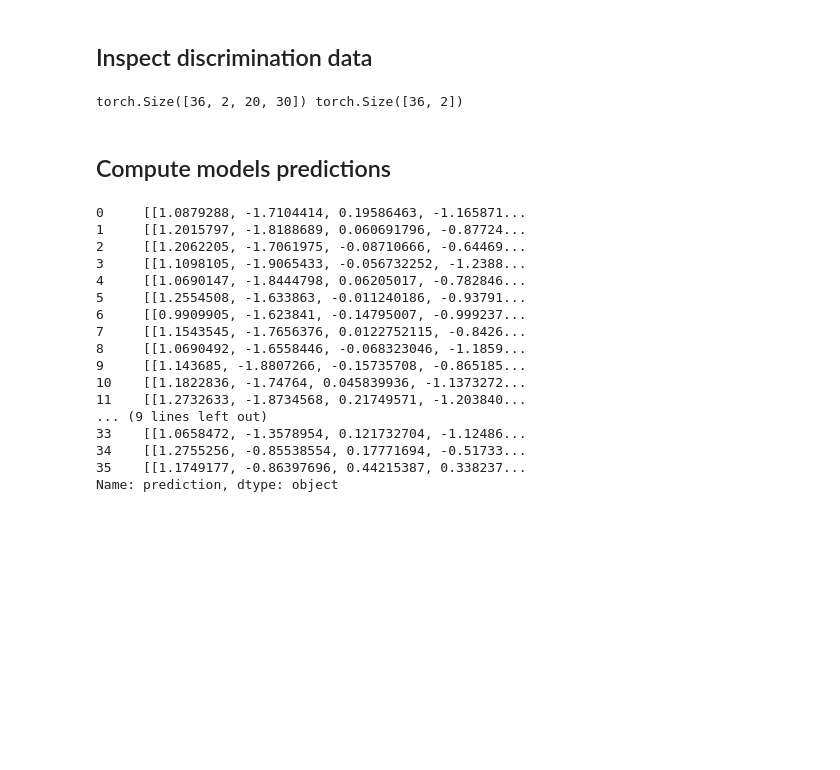
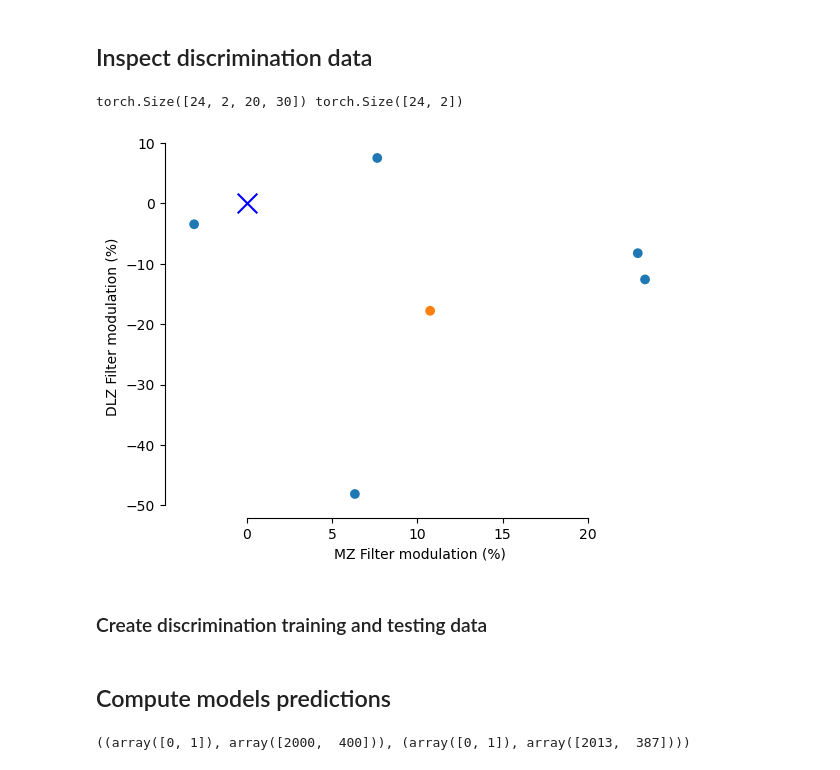
Before and after one commit to DenisTurcu/efish-characterization, a Jupyter notebook: paper-reviews-replies/discrimination-task.ipynb, the cells around one changed output. Cells and saved outputs as stored; diff of their text form; code cells hidden in the pictures; blank space fills up the shorter version.

Commit message:
intake percentage plots (RFC)

```diff
--- a/paper-reviews-replies/discrimination-task.ipynb
+++ b/paper-reviews-replies/discrimination-task.ipynb
@@ -29,10 +32,23 @@ models = pd.DataFrame()
 #### Prepare dataset for dummy run to initialize LazyLayers
 # %%
 batch_size = 100
+data_dir_name = "../../efish-physics-model/data/processed/data-2024_06_18-characterization_dataset"
+original_dset = ElectricImagesDataset(data_dir_name=data_dir_name, fish_t=20, fish_u=30)
+original_stats = pd.DataFrame.from_dict(original_dset.worms_properties_stats)[
+    ["position_xs", "position_ys", "position_zs", "radii", "resistances", "capacitances"]
+]
 data_dir_name = "../../efish-physics-model/data/processed/data-2024_12_04-discrimination_dataset"
-# data_dir_name = "../../efish-physics-model/data/processed/data-2024_06_18-characterization_dataset"
 raw_dataset = pd.read_pickle(f"{data_dir_name}/dataset.pkl")
 dset = ElectricImagesDataset(data_dir_name=data_dir_name, fish_t=20, fish_u=30)
+new_stats = pd.DataFrame.from_dict(dset.worms_properties_stats)[
+    ["position_xs", "position_ys", "position_zs", "radii", "resistances", "capacitances"]
+]
+dset.worms_properties_stats = original_dset.worms_properties_stats
+dset.worms_properties = (
+    dset.worms_properties[:] * new_stats.loc["std"].to_numpy()
+    + new_stats.loc["mean"].to_numpy()
+    - original_stats.loc["mean"].to_numpy()
+) / original_stats.loc["std"].to_numpy()
 dloader = DataLoader(dset, batch_size=batch_size, shuffle=False, drop_last=False, num_workers=12)
 # %% [markdown]
 #### Load full end-to-end models
@@ -70,7 +105,25 @@ for folder in list(np.sort(glob.glob("../figures/stats-panel/feedback-with-estim
 ## Inspect discrimination data
 # %%
 eis = next(iter(dloader))[0]
-max_mod = eis[:,:,5,6]
+props = next(iter(dloader))[1].to(torch.float32)
+discrimination_data = raw_dataset["worms"]["dataframe"].copy()
+discrimination_data["preferred"] = (discrimination_data["resistances"] == 0) & (
+    discrimination_data["capacitances"] == 1
+)
+max_mod = eis[:, :, 5, 6]
 print(eis.shape, max_mod.shape)
 # %% [output]
-torch.Size([36, 2, 20, 30]) torch.Size([36, 2])
+torch.Size([24, 2, 20, 30]) torch.Size([24, 2])
+# %%
+mask = raw_dataset["worms"]["dataframe"]["position_ys"] == 0
+mask &= raw_dataset["worms"]["dataframe"]["radii"] == 1
+plt.scatter(*eis[mask, :, 5, 6].T, c=[f"C{int(x)}" for x in discrimination_data[mask]["preferred"]])
+plt.scatter([0], [0], c="b", marker="x", s=200)
+plt.xlabel("MZ Filter modulation (%)")
+plt.ylabel("DLZ Filter modulation (%)")
+sns.despine(offset=5, trim=True)
+plt.show()
+# %% [output]
+[figure, added]
+# %% [markdown]
+### Create discrimination training and testing data
@@ -82,20 +141,0 @@ predictions = models["prediction"].dropna()
-# %%
-predictions
-# %% [output]
-0     [[1.0879288, -1.7104414, 0.19586463, -1.165871...
-1     [[1.2015797, -1.8188689, 0.060691796, -0.87724...
-2     [[1.2062205, -1.7061975, -0.08710666, -0.64469...
-3     [[1.1098105, -1.9065433, -0.056732252, -1.2388...
-4     [[1.0690147, -1.8444798, 0.06205017, -0.782846...
-5     [[1.2554508, -1.633863, -0.011240186, -0.93791...
-6     [[0.9909905, -1.623841, -0.14795007, -0.999237...
-7     [[1.1543545, -1.7656376, 0.0122752115, -0.8426...
-8     [[1.0690492, -1.6558446, -0.068323046, -1.1859...
-9     [[1.143685, -1.8807266, -0.15735708, -0.865185...
-10    [[1.1822836, -1.74764, 0.045839936, -1.1373272...
-11    [[1.2732633, -1.8734568, 0.21749571, -1.203840...
-... (9 lines left out)
-33    [[1.0658472, -1.3578954, 0.121732704, -1.12486...
-34    [[1.2755256, -0.85538554, 0.17771694, -0.51733...
-35    [[1.1749177, -0.86397696, 0.44215387, 0.338237...
-Name: prediction, dtype: object
@@ -101,0 +181,4 @@ Name: prediction, dtype: object
+# %%
+np.unique(models["train_preds"][3], return_counts=True), np.unique(models["valid_preds"][3], return_counts=True)
+# %% [output]
+((array([0, 1]), array([2000,  400])), (array([0, 1]), array([2013,  387])))
```
Also changed, not shown: parts of 11 cells of this notebook.
